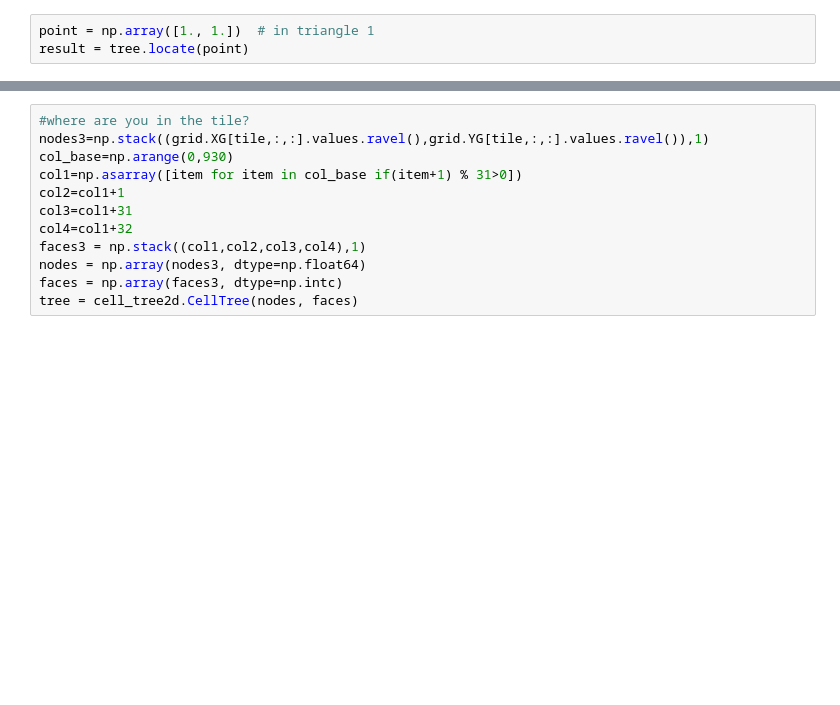
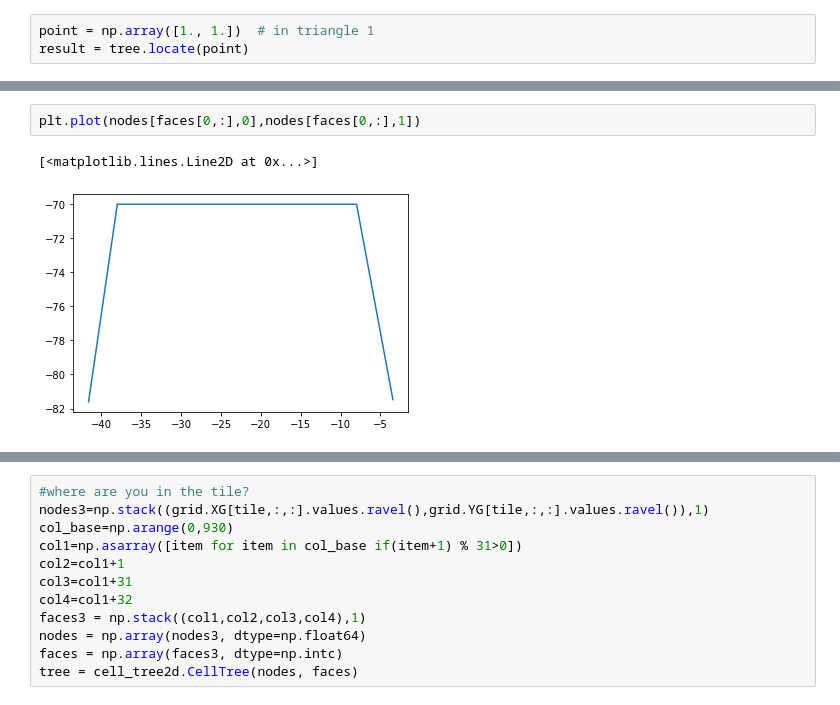
Before and after one commit to cspencerjones/float_stuff, a Jupyter notebook: python_code/llc_binning.ipynb, the cells around one changed output, grey strips where cells are left out. Drawn from its saved outputs; the diff is of its cells as text; blank space fills up the shorter version.

```diff
--- a/python_code/llc_binning.ipynb
+++ b/python_code/llc_binning.ipynb
@@ -521,3 +517,8 @@ nodes.shape
+# %%
+plt.plot(nodes[faces[0,:],0],nodes[faces[0,:],1])
+# %% [output]
+[<matplotlib.lines.Line2D at 0x...>]
+[figure, added]
 # %%
 #what tile
 #we define the cap tile here:
```
Also changed, not shown: parts of 6 cells of this notebook.
